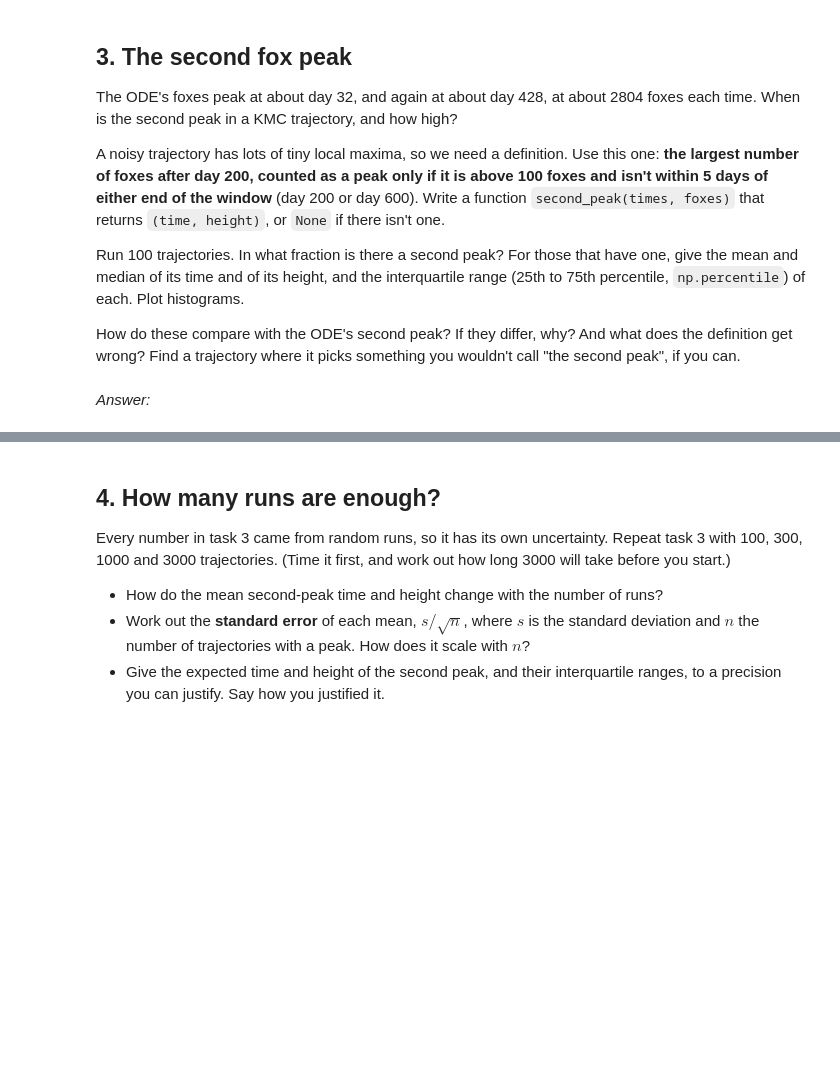
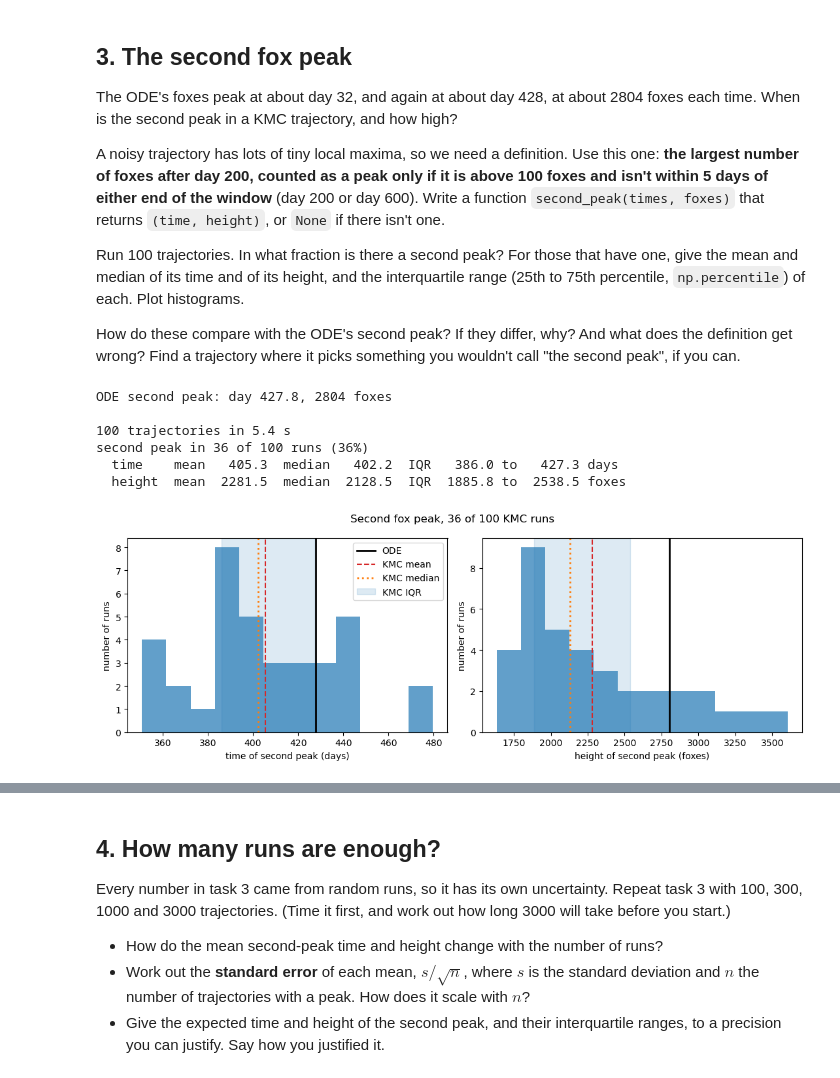
Before and after one commit to MohanBalaji007/kinetic-monte-carlo, a Jupyter notebook: rabbits-and-foxes-kmc.ipynb, the cells around one changed output, grey strips where cells are left out. Saved outputs shown, nothing was run; the diff lists cells and outputs as text; code cells hidden in the pictures; blank space fills up the shorter version.

```diff
--- a/rabbits-and-foxes-kmc.ipynb
+++ b/rabbits-and-foxes-kmc.ipynb
@@ -391,5 +391,76 @@ range (25th to 75th percentile, `np.percentile`) of each. Plot histograms.
 How do these compare with the ODE's second peak? If they differ, why? And what does
 the definition get wrong? Find a trajectory where it picks something you wouldn't
 call "the second peak", if you can.
-# %% [markdown]
-*Answer:*
+# %%
+def second_peak(times, foxes, t_start=200, t_stop=t_end, margin=5, min_height=100):
+    """The largest number of foxes between t_start and t_stop, as (time, height).
+
+    Returns None if that maximum is not above min_height foxes, or is within margin
+    days of either end of the window. The time is when the maximum was first reached.
+    """
+    # The population is a step function: foxes[i] holds from times[i] to times[i + 1].
+    i0 = np.searchsorted(times, t_start, side="right") - 1  # last event at or before t_start
+    i1 = np.searchsorted(times, t_stop, side="right")  # first event after t_stop
+    t_window = np.concatenate(([t_start], times[i0 + 1:i1]))
+    f_window = foxes[i0:i1]  # f_window[0] is the population at t_start itself
+
+    j = np.argmax(f_window)
+    t_peak, height = t_window[j], f_window[j]
+    if height <= min_height:
+        return None
+    if t_peak < t_start + margin or t_peak > t_stop - margin:
+        return None
+    return t_peak, height
+
+
+# The ODE's second peak, through the same function, as a check
+t_ode_peak, F_ode_peak = second_peak(t_ode, F_ode)
+print(f"ODE second peak: day {t_ode_peak:.1f}, {F_ode_peak:.0f} foxes")
+
+
+def peak_stats(peaks):
+    """Print mean, median and IQR of peak times and heights; peaks is an (n, 2) array."""
+    for column, name, unit in [(0, "time", "days"), (1, "height", "foxes")]:
+        x = peaks[:, column]
+        q25, q75 = np.percentile(x, [25, 75])
+        print(f"  {name:6s}  mean {x.mean():7.1f}  median {np.median(x):7.1f}  "
+              f"IQR {q25:7.1f} to {q75:7.1f} {unit}")
+
+
+n_runs = 100
+rng = np.random.default_rng(3)
+start = time.perf_counter()
+trajectories = [kmc(R0, F0, t_end, rng) for _ in range(n_runs)]
+print(f"\n{n_runs} trajectories in {time.perf_counter() - start:.1f} s")
+
+results = [second_peak(times, foxes) for times, rabbits, foxes in trajectories]
+peaks = np.array([p for p in results if p is not None])
+print(f"second peak in {len(peaks)} of {n_runs} runs ({len(peaks) / n_runs:.0%})")
+peak_stats(peaks)
+# %% [output]
+ODE second peak: day 427.8, 2804 foxes
+
+100 trajectories in 5.4 s
+second peak in 36 of 100 runs (36%)
+  time    mean   405.3  median   402.2  IQR   386.0 to   427.3 days
+  height  mean  2281.5  median  2128.5  IQR  1885.8 to  2538.5 foxes
+# %%
+fig, (ax_t, ax_h) = plt.subplots(1, 2, figsize=(11, 4))
+for ax, column, ode_value, xlabel in [
+    (ax_t, 0, t_ode_peak, "time of second peak (days)"),
+    (ax_h, 1, F_ode_peak, "height of second peak (foxes)"),
+]:
+    x = peaks[:, column]
+    ax.hist(x, bins=12, color="C0", alpha=0.7)
+    ax.axvline(ode_value, color="k", lw=2, label="ODE")
+    ax.axvline(x.mean(), color="C3", ls="--", label="KMC mean")
+    ax.axvline(np.median(x), color="C1", ls=":", lw=2, label="KMC median")
+    ax.axvspan(*np.percentile(x, [25, 75]), color="C0", alpha=0.15, label="KMC IQR")
+    ax.set_xlabel(xlabel)
+    ax.set_ylabel("number of runs")
+ax_t.legend()
+fig.suptitle(f"Second fox peak, {len(peaks)} of {n_runs} KMC runs")
+plt.tight_layout()
+plt.show()
+# %% [output]
+[figure, added]
```
Also changed, not shown: parts of 3 cells of this notebook, 1 other file.
